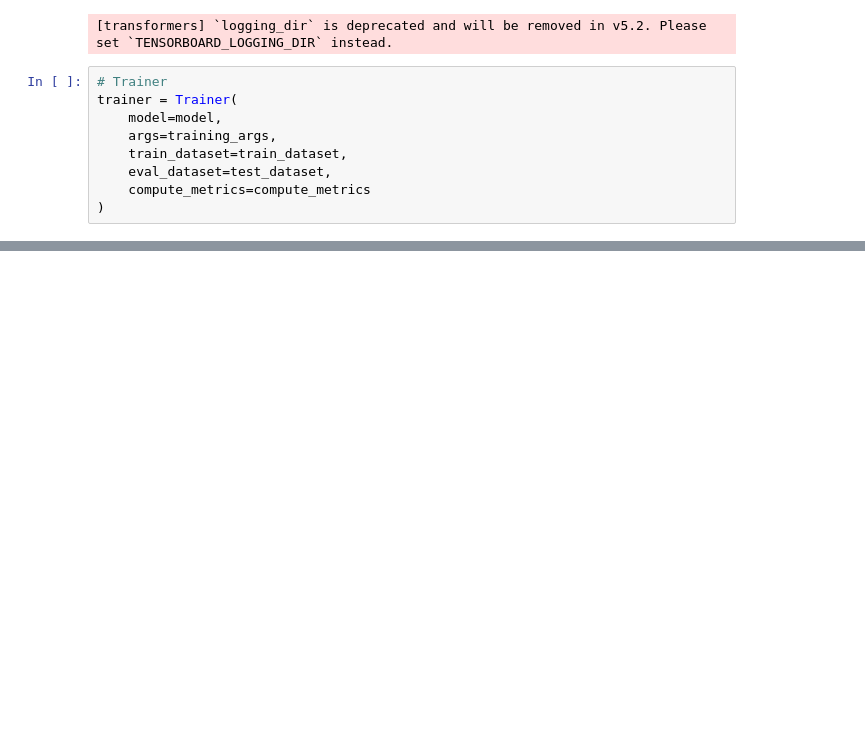
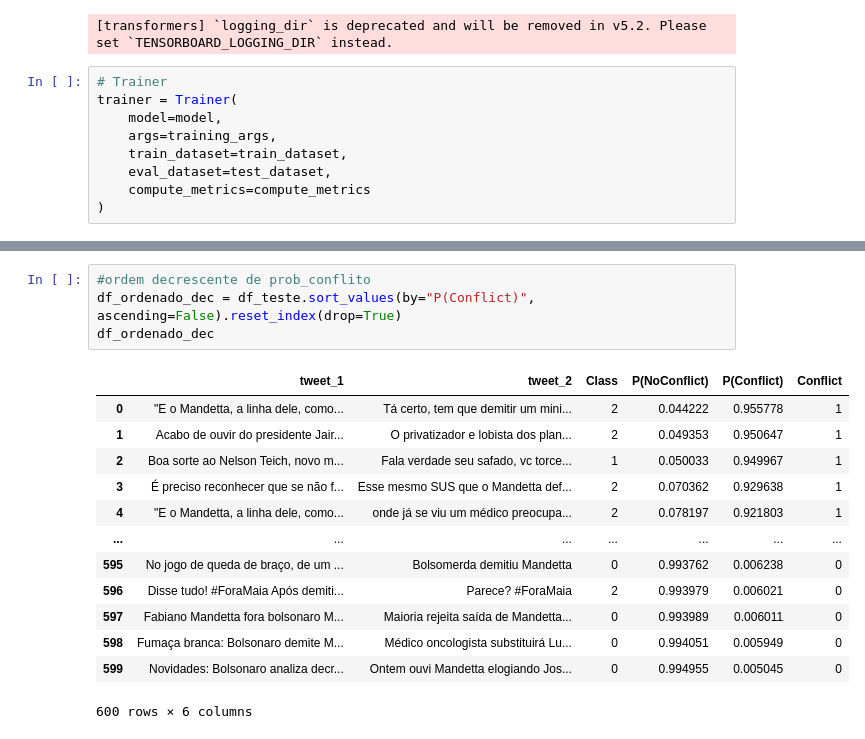
Before and after one commit to caiocardosost/RiftSense, a Jupyter notebook: notebooks/Classificador/RiftSense_BERTimbau.ipynb, the cells around one changed output, grey strips where cells are left out. Saved outputs shown, nothing was run; the diff lists cells and outputs as text; blank space fills up the shorter version.

```diff
--- a/notebooks/Classificador/RiftSense_BERTimbau.ipynb
+++ b/notebooks/Classificador/RiftSense_BERTimbau.ipynb
@@ -574,0 +765,18 @@ plt.show()
+# %%
+#ordem decrescente de prob_conflito
+df_ordenado_dec = df_teste.sort_values(by="P(Conflict)", ascending=False).reset_index(drop=True)
+df_ordenado_dec
+# %% [output]
+|  | tweet_1 | tweet_2 | Class | P(NoConflict) | P(Conflict) | Conflict |
+| 0 | "E o Mandetta, a linha dele, como... | Tá certo, tem que demitir um mini... | 2 | 0.044222 | 0.955778 | 1 |
+| 1 | Acabo de ouvir do presidente Jair... | O privatizador e lobista dos plan... | 2 | 0.049353 | 0.950647 | 1 |
+| 2 | Boa sorte ao Nelson Teich, novo m... | Fala verdade seu safado, vc torce... | 1 | 0.050033 | 0.949967 | 1 |
+| 3 | É preciso reconhecer que se não f... | Esse mesmo SUS que o Mandetta def... | 2 | 0.070362 | 0.929638 | 1 |
+| 4 | "E o Mandetta, a linha dele, como... | onde já se viu um médico preocupa... | 2 | 0.078197 | 0.921803 | 1 |
+| ... | ... | ... | ... | ... | ... | ... |
+| 595 | No jogo de queda de braço, de um ... | Bolsomerda demitiu Mandetta | 0 | 0.993762 | 0.006238 | 0 |
+| 596 | Disse tudo! #ForaMaia Após demiti... | Parece? #ForaMaia | 2 | 0.993979 | 0.006021 | 0 |
+| 597 | Fabiano Mandetta fora bolsonaro M... | Maioria rejeita saída de Mandetta... | 0 | 0.993989 | 0.006011 | 0 |
+| 598 | Fumaça branca: Bolsonaro demite M... | Médico oncologista substituirá Lu... | 0 | 0.994051 | 0.005949 | 0 |
+| 599 | Novidades: Bolsonaro analiza decr... | Ontem ouvi Mandetta elogiando Jos... | 0 | 0.994955 | 0.005045 | 0 |
+600 rows × 6 columns
```
Also changed, not shown: parts of 41 cells of this notebook, 1 other file.
